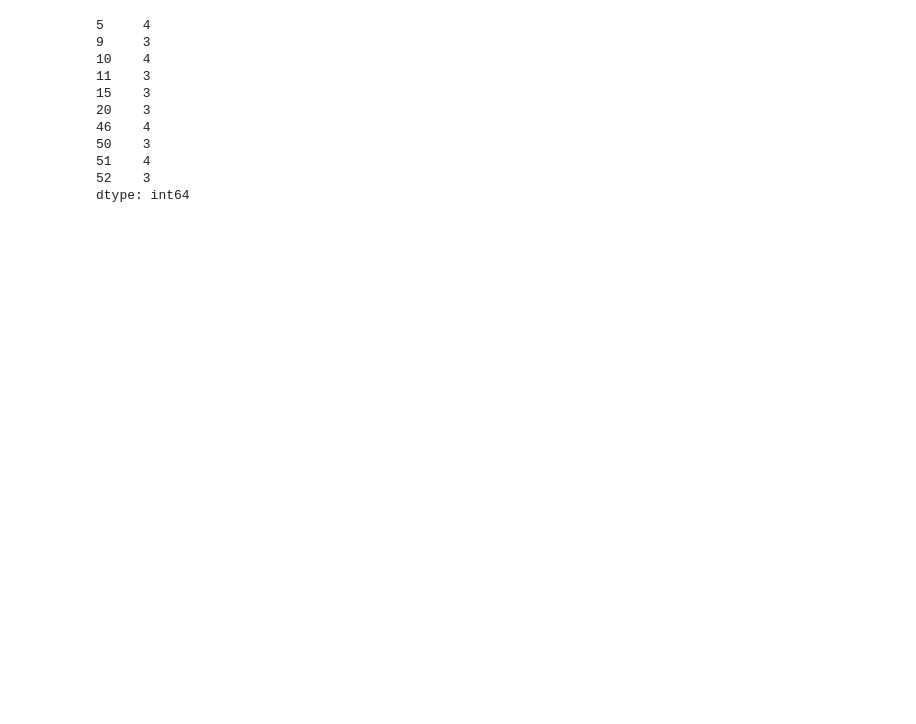
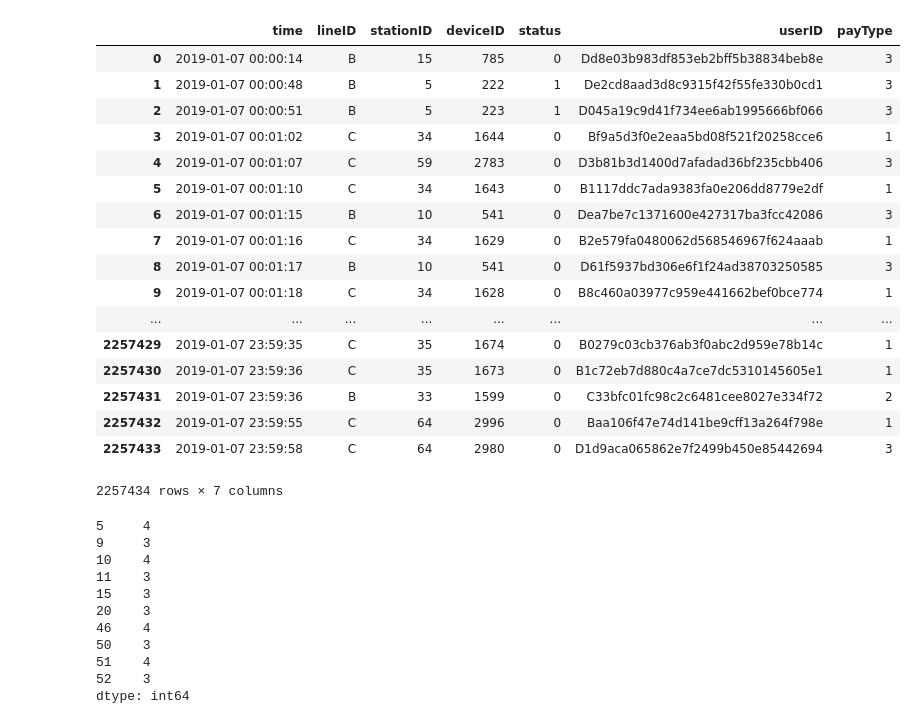
Before and after one commit to zhusleep/city_cal, a Jupyter notebook: progress_2.ipynb, the cells around one changed output. Cells and saved outputs as stored; diff of their text form; code cells hidden in the pictures; blank space fills up the shorter version.

```diff
--- a/progress_2.ipynb
+++ b/progress_2.ipynb
@@ -5,10 +45,10 @@ from tqdm import tqdm as tqdm
 # %%
 # 统计进出站每天的变化情况
-daily_count = []
-for i in tqdm(range(1,26)):
+def get_daily_activity(i):
     if i<10:
         s = '0'+str(i)
     else:
         s = str(i)
-    day_i = pd.read_csv('data/Metro_train/record_2019-01-%s.csv'%s)
-    daily_count.append(day_i.shape[0])
+    day_activ = pd.read_csv('data/Metro_train/record_2019-01-%s.csv'%s)
+    day_activ['time'] = pd.to_datetime(day_activ.time)
+    return day_activ
@@ -19,3 +55,26 @@ roadmap = pd.read_csv('data/Metro_roadMap.csv',index_col=0)
+# %%
+day_activ = get_daily_activity(7)
+# %%
+day_activ['minute'] = (day_activ['time'].dt.minute+day_activ['time'].dt.hour*60)//10
+# %% [output]
+|  | time | lineID | stationID | deviceID | status | userID | payType |
+| 0 | 2019-01-07 00:00:14 | B | 15 | 785 | 0 | Dd8e03b983df853eb2bff5b38834beb8e | 3 |
+| 1 | 2019-01-07 00:00:48 | B | 5 | 222 | 1 | De2cd8aad3d8c9315f42f55fe330b0cd1 | 3 |
+| 2 | 2019-01-07 00:00:51 | B | 5 | 223 | 1 | D045a19c9d41f734ee6ab1995666bf066 | 3 |
+| 3 | 2019-01-07 00:01:02 | C | 34 | 1644 | 0 | Bf9a5d3f0e2eaa5bd08f521f20258cce6 | 1 |
+| 4 | 2019-01-07 00:01:07 | C | 59 | 2783 | 0 | D3b81b3d1400d7afadad36bf235cbb406 | 3 |
+| 5 | 2019-01-07 00:01:10 | C | 34 | 1643 | 0 | B1117ddc7ada9383fa0e206dd8779e2df | 1 |
+| 6 | 2019-01-07 00:01:15 | B | 10 | 541 | 0 | Dea7be7c1371600e427317ba3fcc42086 | 3 |
+| 7 | 2019-01-07 00:01:16 | C | 34 | 1629 | 0 | B2e579fa0480062d568546967f624aaab | 1 |
+| 8 | 2019-01-07 00:01:17 | B | 10 | 541 | 0 | D61f5937bd306e6f1f24ad38703250585 | 3 |
+| 9 | 2019-01-07 00:01:18 | C | 34 | 1628 | 0 | B8c460a03977c959e441662bef0bce774 | 1 |
+| ... | ... | ... | ... | ... | ... | ... | ... |
+| 2257429 | 2019-01-07 23:59:35 | C | 35 | 1674 | 0 | B0279c03cb376ab3f0abc2d959e78b14c | 1 |
+| 2257430 | 2019-01-07 23:59:36 | C | 35 | 1673 | 0 | B1c72eb7d880c4a7ce7dc5310145605e1 | 1 |
+| 2257431 | 2019-01-07 23:59:36 | B | 33 | 1599 | 0 | C33bfc01fc98c2c6481cee8027e334f72 | 2 |
+| 2257432 | 2019-01-07 23:59:55 | C | 64 | 2996 | 0 | Baa106f47e74d141be9cff13a264f798e | 1 |
+| 2257433 | 2019-01-07 23:59:58 | C | 64 | 2980 | 0 | D1d9aca065862e7f2499b450e85442694 | 3 |
+2257434 rows × 7 columns
 # %%
 connect = roadmap.sum()
 connect[connect>2]
```
Also changed, not shown: parts of 6 cells of this notebook, 1 other file.
